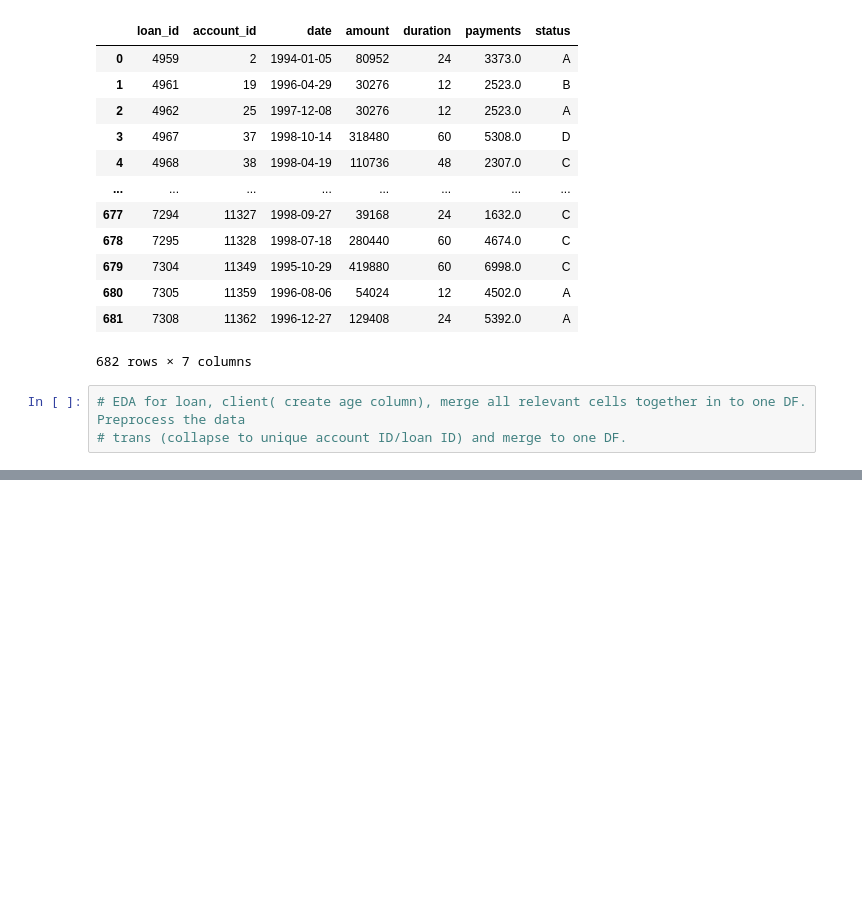
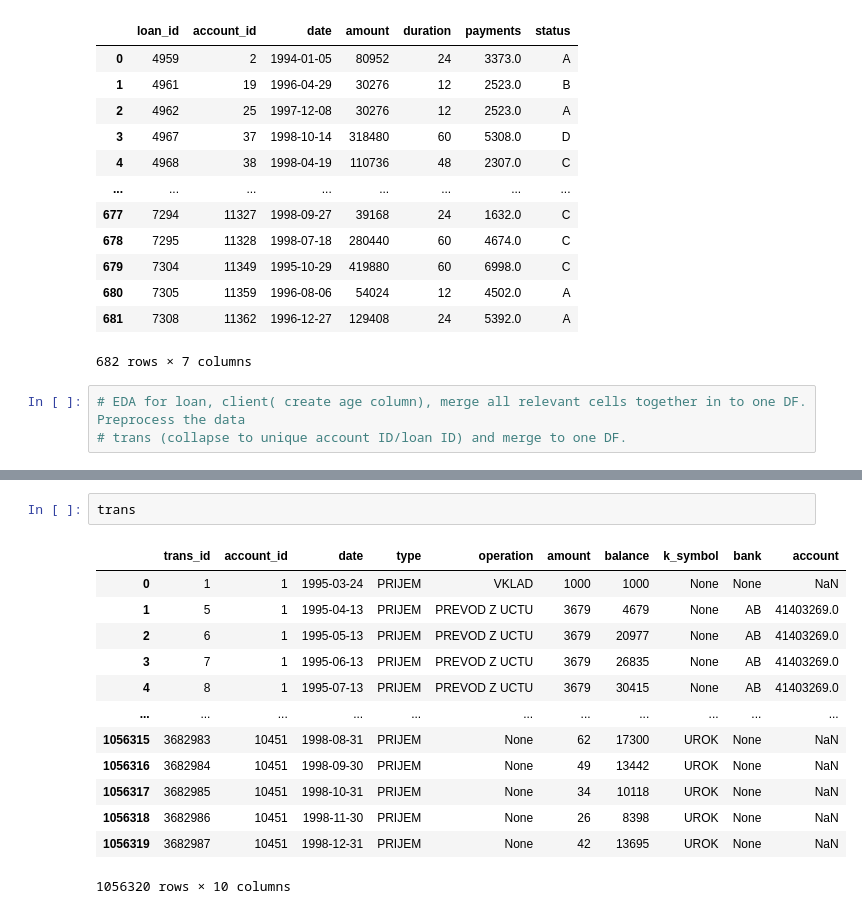
Before and after one commit to madinatt/PKDD-99-Financial-Dataset-Analysis, a Jupyter notebook: Financial_Notebook.ipynb, the cells around one changed output, grey strips where cells are left out. Drawn from its saved outputs; the diff is of its cells as text; blank space fills up the shorter version.

```diff
--- a/Financial_Notebook.ipynb
+++ b/Financial_Notebook.ipynb
@@ -62,0 +97,16 @@ loan
+# %%
+trans
+# %% [output]
+|  | trans_id | account_id | date | type | operation | amount | balance | k_symbol | bank | account |
+| 0 | 1 | 1 | 1995-03-24 | PRIJEM | VKLAD | 1000 | 1000 | None | None | NaN |
+| 1 | 5 | 1 | 1995-04-13 | PRIJEM | PREVOD Z UCTU | 3679 | 4679 | None | AB | 41403269.0 |
+| 2 | 6 | 1 | 1995-05-13 | PRIJEM | PREVOD Z UCTU | 3679 | 20977 | None | AB | 41403269.0 |
+| 3 | 7 | 1 | 1995-06-13 | PRIJEM | PREVOD Z UCTU | 3679 | 26835 | None | AB | 41403269.0 |
+| 4 | 8 | 1 | 1995-07-13 | PRIJEM | PREVOD Z UCTU | 3679 | 30415 | None | AB | 41403269.0 |
+| ... | ... | ... | ... | ... | ... | ... | ... | ... | ... | ... |
+| 1056315 | 3682983 | 10451 | 1998-08-31 | PRIJEM | None | 62 | 17300 | UROK | None | NaN |
+| 1056316 | 3682984 | 10451 | 1998-09-30 | PRIJEM | None | 49 | 13442 | UROK | None | NaN |
+| 1056317 | 3682985 | 10451 | 1998-10-31 | PRIJEM | None | 34 | 10118 | UROK | None | NaN |
+| 1056318 | 3682986 | 10451 | 1998-11-30 | PRIJEM | None | 26 | 8398 | UROK | None | NaN |
+| 1056319 | 3682987 | 10451 | 1998-12-31 | PRIJEM | None | 42 | 13695 | UROK | None | NaN |
+1056320 rows × 10 columns
```
Also changed, not shown: parts of 28 cells of this notebook, 1 other file.
